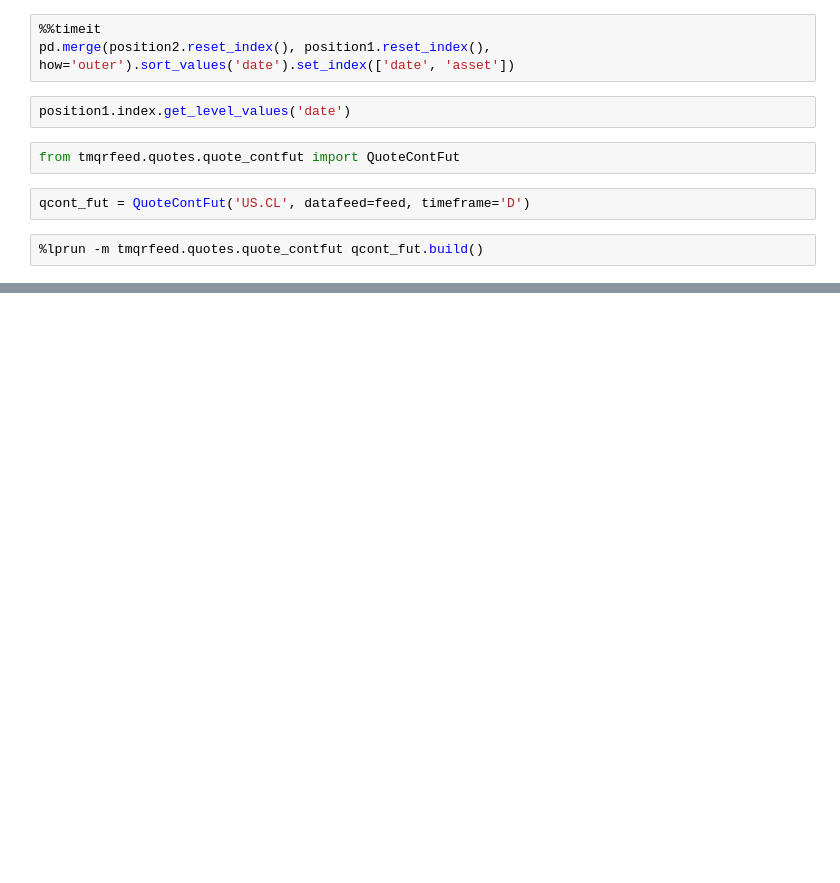
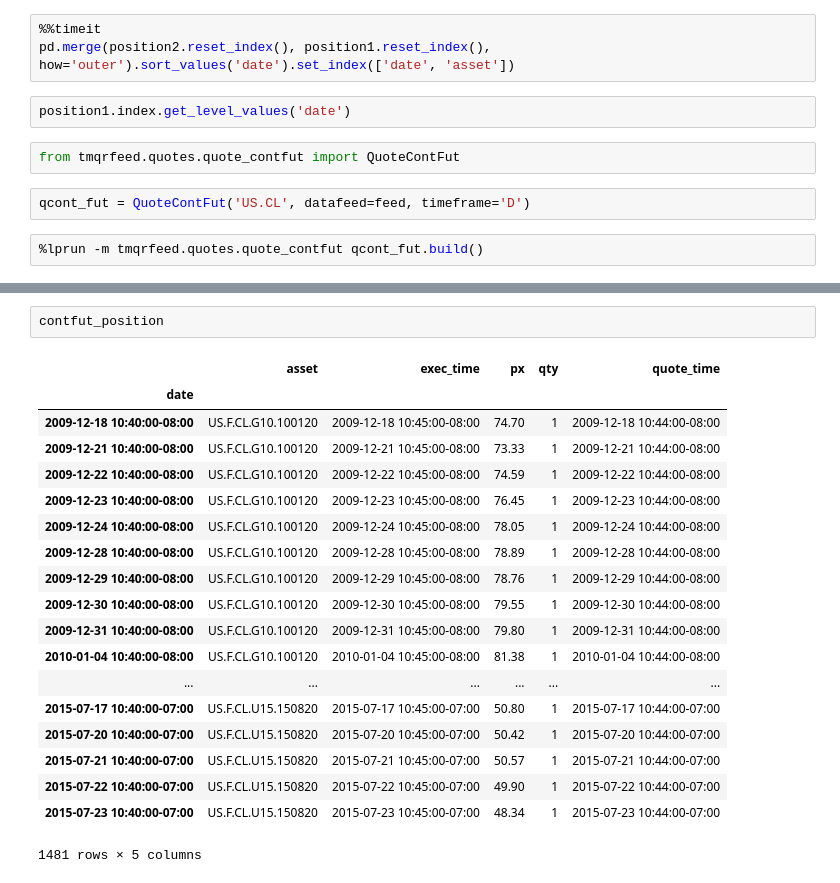
Before and after one commit to trendmanagement/Tmqr-framework-2, a Jupyter notebook: notebooks/data/Quotes cont fut building test.ipynb, the cells around one changed output, grey strips where cells are left out. Cells and saved outputs as stored; diff of their text form; blank space fills up the shorter version.

```diff
--- a/notebooks/data/Quotes cont fut building test.ipynb
+++ b/notebooks/data/Quotes cont fut building test.ipynb
@@ -204,0 +153,22 @@ qcont_fut = QuoteContFut('US.CL', datafeed=feed, timeframe='D')
+# %%
+contfut_position
+# %% [output]
+|  | asset | exec_time | px | qty | quote_time |
+| date |  |  |  |  |  |
+| 2009-12-18 10:40:00-08:00 | US.F.CL.G10.100120 | 2009-12-18 10:45:00-08:00 | 74.70 | 1 | 2009-12-18 10:44:00-08:00 |
+| 2009-12-21 10:40:00-08:00 | US.F.CL.G10.100120 | 2009-12-21 10:45:00-08:00 | 73.33 | 1 | 2009-12-21 10:44:00-08:00 |
+| 2009-12-22 10:40:00-08:00 | US.F.CL.G10.100120 | 2009-12-22 10:45:00-08:00 | 74.59 | 1 | 2009-12-22 10:44:00-08:00 |
+| 2009-12-23 10:40:00-08:00 | US.F.CL.G10.100120 | 2009-12-23 10:45:00-08:00 | 76.45 | 1 | 2009-12-23 10:44:00-08:00 |
+| 2009-12-24 10:40:00-08:00 | US.F.CL.G10.100120 | 2009-12-24 10:45:00-08:00 | 78.05 | 1 | 2009-12-24 10:44:00-08:00 |
+| 2009-12-28 10:40:00-08:00 | US.F.CL.G10.100120 | 2009-12-28 10:45:00-08:00 | 78.89 | 1 | 2009-12-28 10:44:00-08:00 |
+| 2009-12-29 10:40:00-08:00 | US.F.CL.G10.100120 | 2009-12-29 10:45:00-08:00 | 78.76 | 1 | 2009-12-29 10:44:00-08:00 |
+| 2009-12-30 10:40:00-08:00 | US.F.CL.G10.100120 | 2009-12-30 10:45:00-08:00 | 79.55 | 1 | 2009-12-30 10:44:00-08:00 |
+| 2009-12-31 10:40:00-08:00 | US.F.CL.G10.100120 | 2009-12-31 10:45:00-08:00 | 79.80 | 1 | 2009-12-31 10:44:00-08:00 |
+| 2010-01-04 10:40:00-08:00 | US.F.CL.G10.100120 | 2010-01-04 10:45:00-08:00 | 81.38 | 1 | 2010-01-04 10:44:00-08:00 |
+| ... | ... | ... | ... | ... | ... |
+| 2015-07-17 10:40:00-07:00 | US.F.CL.U15.150820 | 2015-07-17 10:45:00-07:00 | 50.80 | 1 | 2015-07-17 10:44:00-07:00 |
+| 2015-07-20 10:40:00-07:00 | US.F.CL.U15.150820 | 2015-07-20 10:45:00-07:00 | 50.42 | 1 | 2015-07-20 10:44:00-07:00 |
+| 2015-07-21 10:40:00-07:00 | US.F.CL.U15.150820 | 2015-07-21 10:45:00-07:00 | 50.57 | 1 | 2015-07-21 10:44:00-07:00 |
+| 2015-07-22 10:40:00-07:00 | US.F.CL.U15.150820 | 2015-07-22 10:45:00-07:00 | 49.90 | 1 | 2015-07-22 10:44:00-07:00 |
+| 2015-07-23 10:40:00-07:00 | US.F.CL.U15.150820 | 2015-07-23 10:45:00-07:00 | 48.34 | 1 | 2015-07-23 10:44:00-07:00 |
+1481 rows × 5 columns
```
Also changed, not shown: parts of 10 cells of this notebook, 7 other files.
